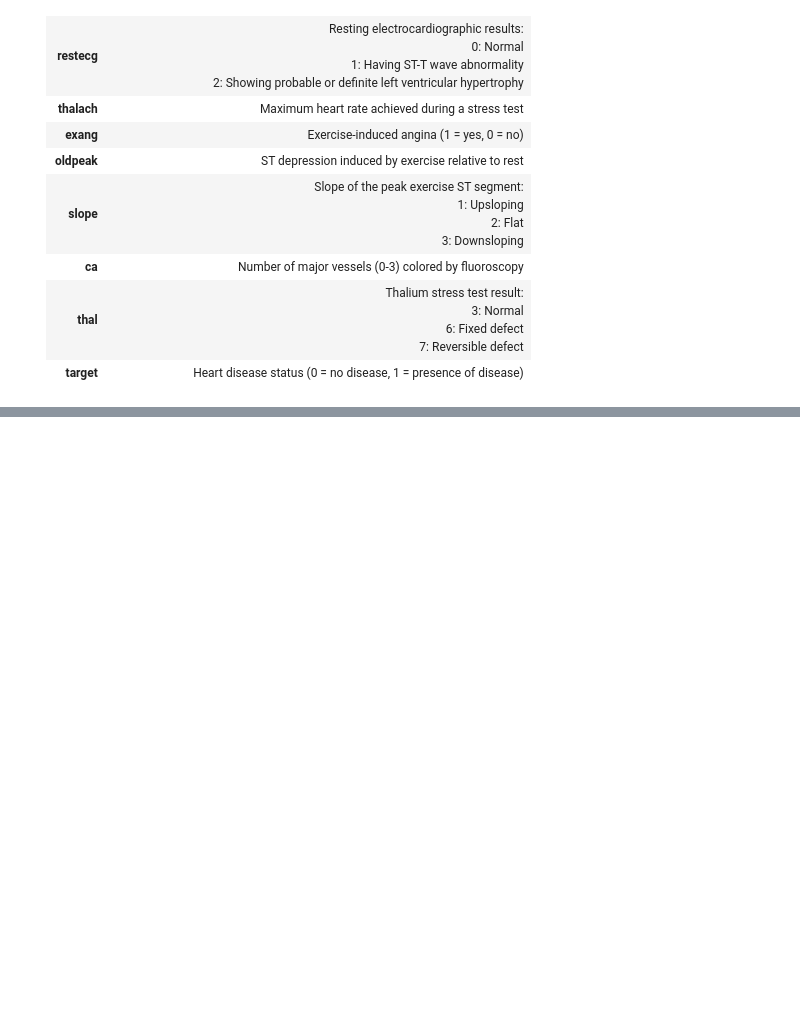
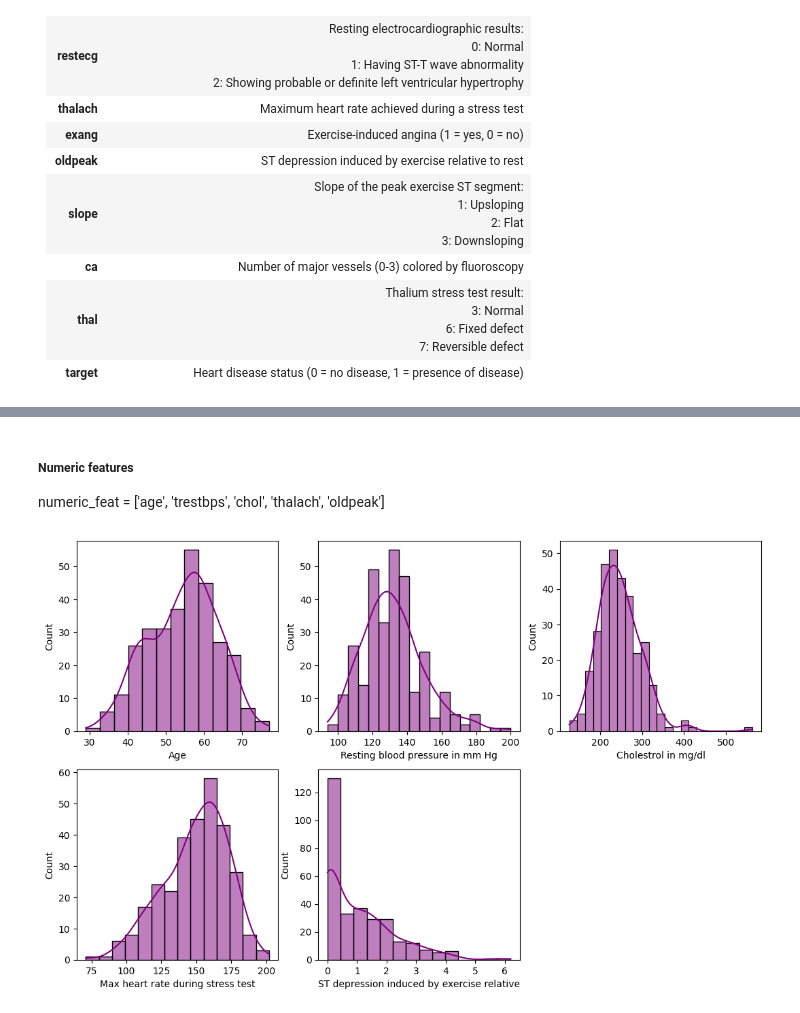
Before and after one commit to HussainAhmed202/MLProject, a Jupyter notebook: notebooks/heart_disease_prediction.ipynb, the cells around one changed output, grey strips where cells are left out. Drawn from its saved outputs; the diff is of its cells as text; code cells hidden in the pictures; blank space fills up the shorter version.

```diff
--- a/notebooks/heart_disease_prediction.ipynb
+++ b/notebooks/heart_disease_prediction.ipynb
@@ -122,0 +219,24 @@ mv: cannot stat 'heart_disease_prediction.ipynb': No such file or directory
+# %% [markdown]
+##### Numeric features
+numeric_feat = ['age', 'trestbps', 'chol', 'thalach', 'oldpeak']
+# %%
+def plot_histogram(dataframe:pd.DataFrame,feat:str,x_label:str):
+  ax = sns.histplot(x=feat, kde=True, data=dataframe,color="purple")
+  ax.set_xlabel(x_label)
+  return ax
+# %%
+plt.figure(figsize=(13,8))
+plt.subplot(2,3,1)
+plot_histogram(df,"age","Age")
+plt.subplot(2,3,2)
+plot_histogram(df,"trestbps","Resting blood pressure in mm Hg")
+plt.subplot(2,3,3)
+plot_histogram(df,"chol","Cholestrol in mg/dl")
+plt.subplot(2,3,4)
+plot_histogram(df,"thalach","Max heart rate during stress test")
+plt.subplot(2,3,5)
+plot_histogram(df,"oldpeak","ST depression induced by exercise relative")
+
+plt.show()
+# %% [output]
+[figure, added]
```
Also changed, not shown: parts of 18 cells of this notebook.
